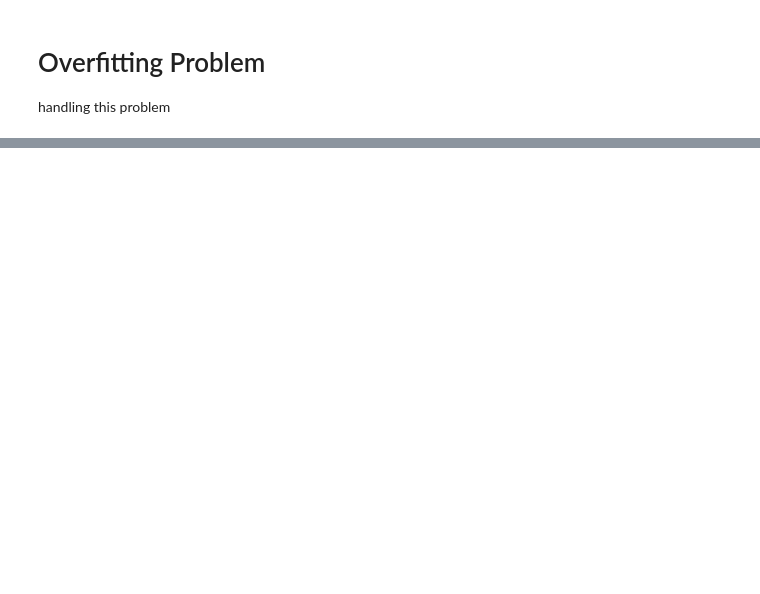
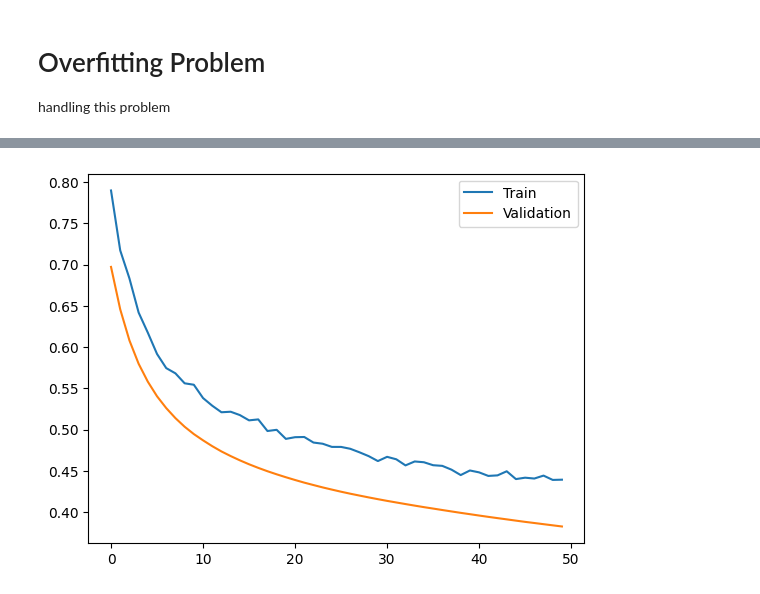
Before and after one commit to MohamedTolba1199/DeepLearning, a Jupyter notebook: DL2.ipynb, the cells around one changed output, grey strips where cells are left out. Drawn from its saved outputs; the diff is of its cells as text; code cells hidden in the pictures; blank space fills up the shorter version.

```diff
--- a/DL2.ipynb
+++ b/DL2.ipynb
@@ -317,0 +327,14 @@ plt.show()
+# %%
+model=Sequential()
+model.add(Dense(100,activation='relu',input_dim=X_train.shape[1])) #input Layer
+
+model.add(Dropout(0.4))
+
+model.add(Dense(50,activation='relu')) #Hidden Layer
+
+model.add(Dense(1,activation='sigmoid')) #Output Layer
+# %%
+sgd_with_momentum = SGD(learning_rate=0.001 , momentum=0.4)
+model.compile(loss='binary_crossentropy' , optimizer= sgd_with_momentum , metrics=['accuracy'])
+# %%
+history = model.fit(X_train,y_train ,validation_split=0.1 , batch_size=128 , epochs=50 )
@@ -317,0 +359,7 @@ plt.show()
+# %%
+plt.plot(history.history['loss'],label='Train')
+plt.plot(history.history['val_loss'],label='Validation')
+plt.legend()
+plt.show()
+# %% [output]
+[figure, added]
```
Also changed, not shown: parts of 15 cells of this notebook.
